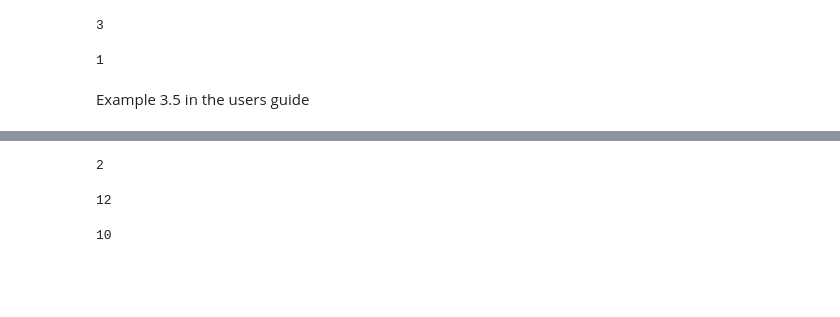
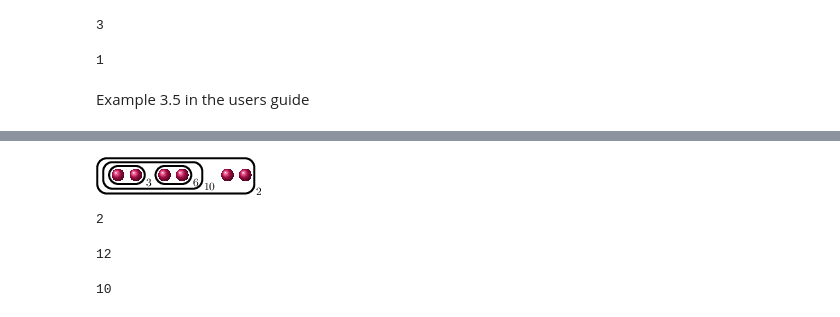
Before and after one commit to alexjbest/cluster-pictures, a Jupyter notebook: demo.ipynb, the cells around one changed output, grey strips where cells are left out. Drawn from its saved outputs; the diff is of its cells as text; code cells hidden in the pictures; blank space fills up the shorter version.

```diff
--- a/demo.ipynb
+++ b/demo.ipynb
@@ -180,3 +322,7 @@ Cluster with 6 roots and 3 children
+# %%
+view(R)
+# %% [output]
+[figure, added]
 # %%
 R.depth()
 # %% [output]
```
Also changed, not shown: parts of 30 cells of this notebook.
